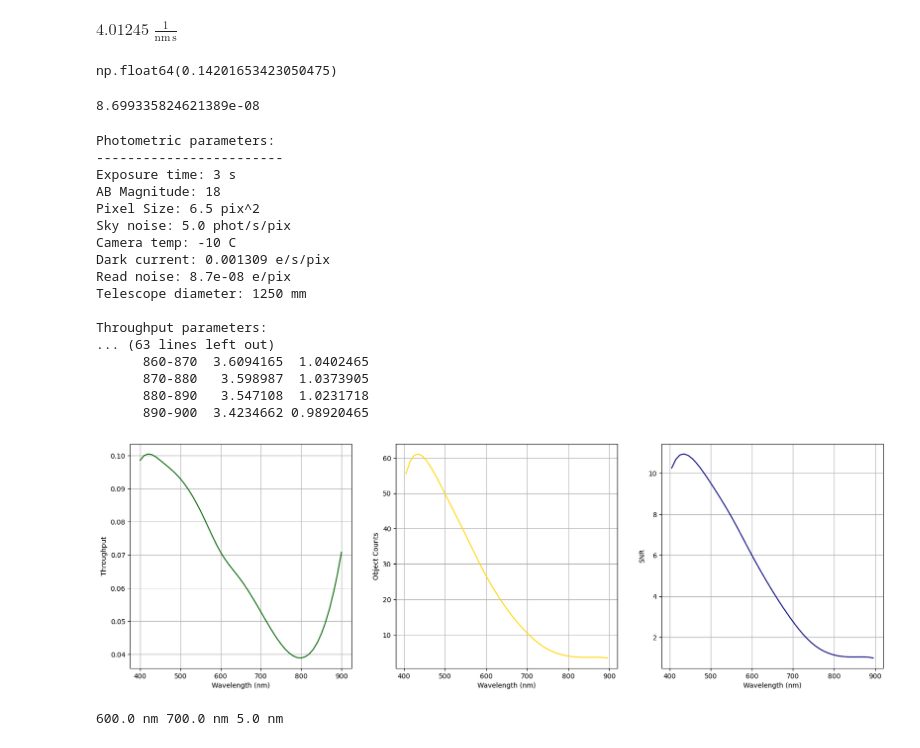
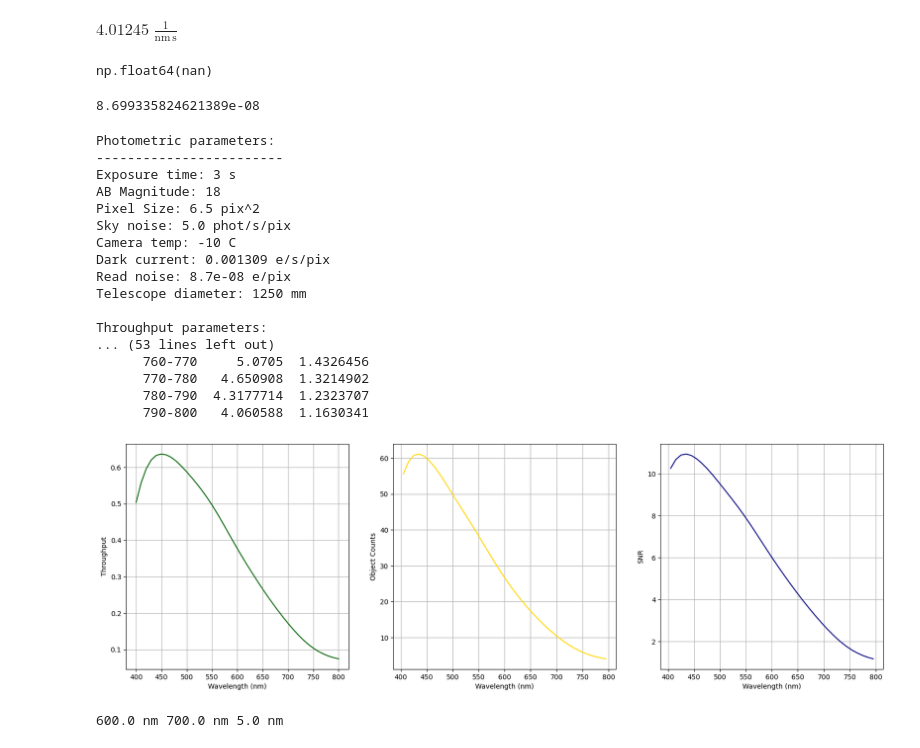
Before and after one commit to MLO-Claud-Spectrograph/etc, a Jupyter notebook: ETC/ETC_Ian.ipynb, the cells around one changed output. Cells and saved outputs as stored; diff of their text form; code cells hidden in the pictures.

```diff
--- a/ETC/ETC_Ian.ipynb
+++ b/ETC/ETC_Ian.ipynb
@@ -142,11 +142,10 @@ $A_{tel}$ is the telescope area.
 plot_waves_qe = [400, 450, 500, 550, 600, 650, 700, 750, 800, 850] #waves inferred from qe plot
 qe_vals = [0.72, 0.91, 0.89, 0.84, 0.75, 0.60, 0.46, 0.34, 0.27, 0.22] # qe  % values inferred from qe plot
 
-qe_curve = interp1d(plot_waves_qe, qe_vals, kind='cubic', bounds_error=False, fill_value='extrapolate') #allow extrapolation, but need to set bounds in functions later
-
+qe_curve = interp1d(plot_waves_qe, qe_vals, kind='cubic', bounds_error=False, fill_value=np.nan)
 def get_qe(wave_nm):
     """takes wavelength in nm and returns QE value at that wavelength."""
     return float(qe_curve(wave_nm))
 
-get_qe(450)
+get_qe(850)
 # %% [output]
@@ -164,7 +163,7 @@ plt.grid();
 # %%
 plot_waves_grat = [300, 350, 400, 450, 500, 550, 600, 650, 700, 750, 800]
 gr_vals = [0.42, 0.65, 0.81, 0.81, 0.77, 0.70, 0.61, 0.55, 0.48, 0.41, 0.38]
-gr_curve = interp1d(plot_waves_grat, gr_vals, kind='cubic', bounds_error=False, fill_value='extrapolate')
+gr_curve = interp1d(plot_waves_grat, gr_vals, kind='cubic', bounds_error=False, fill_value=np.nan)
 
 def get_gr(wave_nm):
     """takes wavelength in nm and returns grating efficiency value at that wavelength."""
@@ -262,9 +261,9 @@ def get_sob_for_wave_array(wavelength, mag_ab, fiber=0.995, lens=0.99, t_diam =
     return s_obs, grats, detecs
 # %%
 x, y, z = get_sob_for_wave_array(np.arange(400, 900, 0.5), 18)
-np.mean(z)
+np.sum(x)
 # %% [output]
-np.float64(0.14201653423050475)
+np.float64(nan)
 # %%
 rn_tot = (3.5+1.1)/2 #this is wrong.... assume something like 20 instead
 pix_area = 6280 * 4210
@@ -327,15 +326,15 @@ def get_SNR(exp_time, wavelength, mag, ob_size=6.5, sky_noise=5.0, dark_current=
 
     # User-communication pipeline: makes sure all inputs are correct type and within correct range:
     if (type(wavelength) == int) or (type(wavelength) == float):
-        if (wavelength < 400) or (wavelength > 900):
-            raise(ValueError(f'Entered wavelength ({wavelength}) is outside the instrument range. Known range: 400-900 nm'))
+        if (wavelength < 400) or (wavelength > 800):
+            raise(ValueError(f'Entered wavelength ({wavelength}) is outside the instrument range. Known range: 400-800 nm'))
 
     elif type(wavelength) == tuple:
         if len(wavelength) == 3:
             if wavelength[0] > wavelength[1]:
                 raise(ValueError('Tuple must be of length (3) following the format: (min_wavelength, max_wavelength, step_size)'))
-            if (wavelength[0] < 400) or (wavelength[1] > 900):
-                raise(ValueError(f'Entered wavelength range ({wavelength[0]}, {wavelength[1]}) is outside the instrument range. Known range: 400-900 nm'))
+            if (wavelength[0] < 400) or (wavelength[1] > 800):
+                raise(ValueError(f'Entered wavelength range ({wavelength[0]}, {wavelength[1]}) is outside the instrument range. Known range: 400-800 nm'))
         else:
             raise(ValueError('Tuple must be of length (3) following the format: (min_wavelength, max_wavelength, step_size)'))
     else:
@@ -415,7 +414,7 @@ def get_SNR(exp_time, wavelength, mag, ob_size=6.5, sky_noise=5.0, dark_current=
         # iterate over all bins
         for i in range(wave_min, wave_max, bin_step):
             i_next = i + bin_step #get the upper limit of each bin
-            wave_bin = (wave_arr >= i) & (wave_arr < i_next) # mask for each bin
+            wave_bin = (wave_arr >= i) & (wave_arr <= i_next) # mask for each bin
 
             s_ob_bin = integrate.simpson(s_obs[wave_bin], x=wave_arr[wave_bin])
 
@@ -451,26 +450,26 @@ def get_SNR(exp_time, wavelength, mag, ob_size=6.5, sky_noise=5.0, dark_current=
                 plt.tight_layout
                 plt.show()
 # %%
-get_SNR(3, (400, 900, 10), 18)
+get_SNR(3, (400, 800, 10), 18)
 # %% [output]
 Photometric parameters:
 ------------------------
 Exposure time: 3 s
 AB Magnitude: 18
 Pixel Size: 6.5 pix^2
 Sky noise: 5.0 phot/s/pix
 Camera temp: -10 C
 Dark current: 0.001309 e/s/pix
 Read noise: 8.7e-08 e/pix
 Telescope diameter: 1250 mm
 
 Throughput parameters:
-... (63 lines left out)
-      860-870  3.6094165  1.0402465
-      870-880   3.598987  1.0373905
-      880-890   3.547108  1.0231718
-      890-900  3.4234662 0.98920465
+... (53 lines left out)
+      760-770     5.0705  1.4326456
+      770-780   4.650908  1.3214902
+      780-790  4.3177714  1.2323707
+      790-800   4.060588  1.1630341
-[figure, old version]
+[figure, new version]
 # %%
 def get_exptime(SNR, wavelength, mag, ob_size=6.5, sky_noise=5.0, dark_current=0.001309,
             read_noise=8.70e-8, fiber=0.995, grat=0.6, lens=0.99, detec=0.8, t_diam=1250,
```
Also changed, not shown: parts of 11 cells of this notebook.
